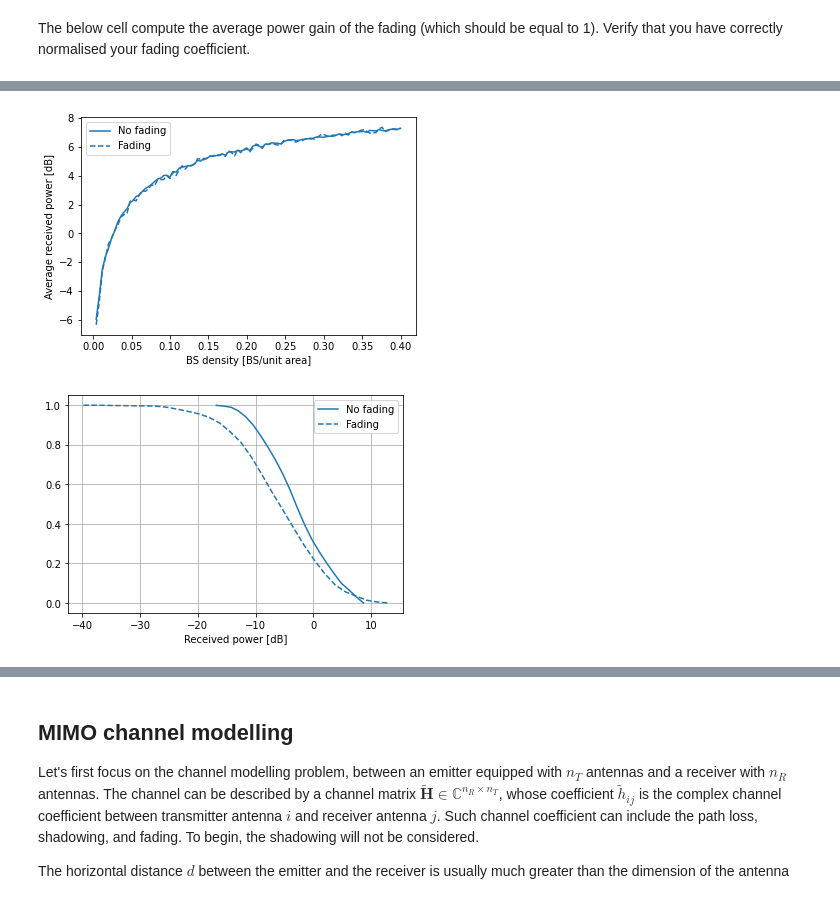
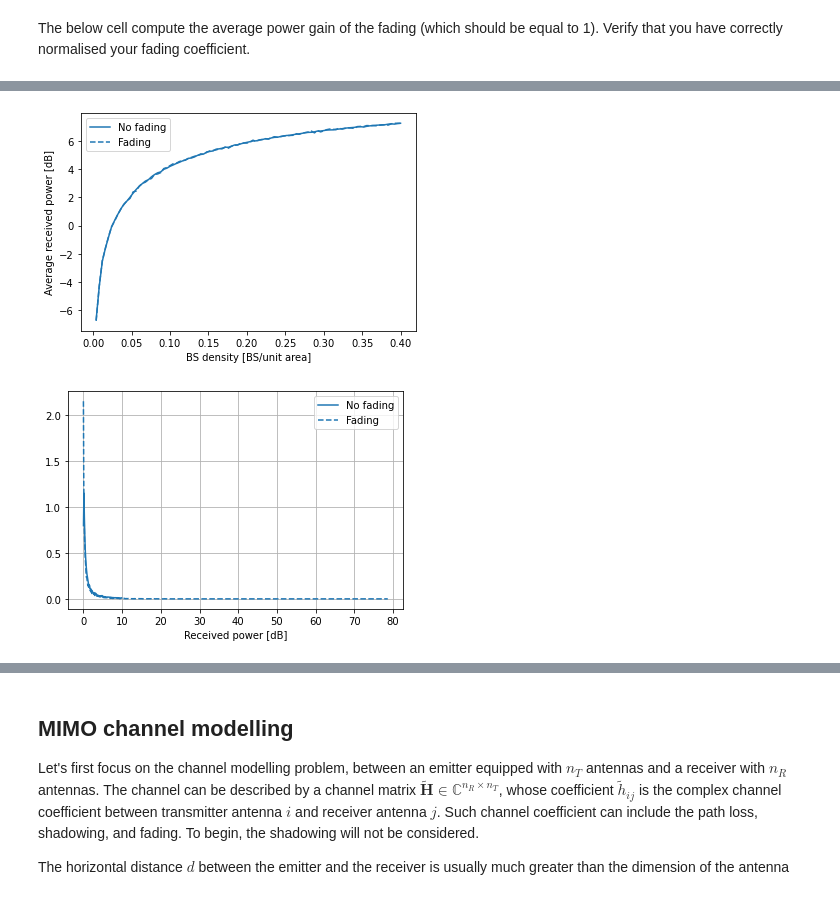
Before and after one commit to jeertmans/LELEC2796, a Jupyter notebook: project/Session-3.ipynb, the cells around one changed output, grey strips where cells are left out. Cells and saved outputs as stored; diff of their text form; code cells hidden in the pictures.

```diff
--- a/project/Session-3.ipynb
+++ b/project/Session-3.ipynb
@@ -105,7 +106,7 @@ def draws_power_Rayleigh(
 # %%
 # :START-REMOVE:
 alpha = 3.0
-N_geo = 2000
+N_geo = 20000
 P0 = 10
 h = 1
 L = 100
@@ -150,37 +151,37 @@ plt.xlabel("BS density [BS/unit area]")
 plt.ylabel("Average received power [dB]");
 # :END-REMOVE:
 # %% [output]
-[figure, old version]
+[figure, new version]
 # %%
 idx_lam = 10
 
-powers_ppp = results_no_fading[:, idx_lam]
-hist_ppp, bin_edges_ppp = np.histogram(
-        10 * np.log10(powers_ppp), bins='auto', density=True
+powers_ppp_no_fading = results_no_fading[:, idx_lam]
+hist_ppp_no_fading, bin_edges_ppp_no_fading = np.histogram(
+        powers_ppp_no_fading, bins='auto', density=True
     )
-CDF_ppp = np.cumsum(hist_ppp * np.diff(bin_edges_ppp))
-CCDF_ppp = 1 - CDF_ppp
+CDF_ppp_no_fading = np.cumsum(hist_ppp_no_fading * np.diff(bin_edges_ppp_no_fading))
+CCDF_ppp_no_fading = 1 - CDF_ppp_no_fading
 (line,) = plt.plot(
-        bin_edges_ppp[:-1], CCDF_ppp, "-", label=f"No fading"
+        bin_edges_ppp_no_fading[:-1], hist_ppp_no_fading, "-", label=f"No fading"
     )
 
-powers_ppp = results_fading[:, idx_lam]
-hist_ppp, bin_edges_ppp = np.histogram(
-    10 * np.log10(powers_ppp), bins=n_bins, density=True
+powers_ppp_fading = results_fading[:, idx_lam]
+hist_ppp_fading, bin_edges_ppp_fading = np.histogram(
+    powers_ppp_fading, bins='auto', density=True
 )
-CDF_ppp = np.cumsum(hist_ppp * np.diff(bin_edges_ppp))
-CCDF_ppp = 1 - CDF_ppp
+CDF_ppp_fading = np.cumsum(hist_ppp_fading * np.diff(bin_edges_ppp_fading))
+CCDF_ppp_fading = 1 - CDF_ppp_fading
 (line,) = plt.plot(
-    bin_edges_ppp[:-1],
-    CCDF_ppp,
+    bin_edges_ppp_fading[:-1],
+    hist_ppp_fading,
     color=line.get_color(),
     linestyle="--",
     label=f"Fading",
 )
 plt.legend()
 
 
 plt.xlabel("Received power [dB]")
 plt.grid()
 # %% [output]
-[figure, old version]
+[figure, new version]
```
Also changed, not shown: parts of 11 cells of this notebook.
